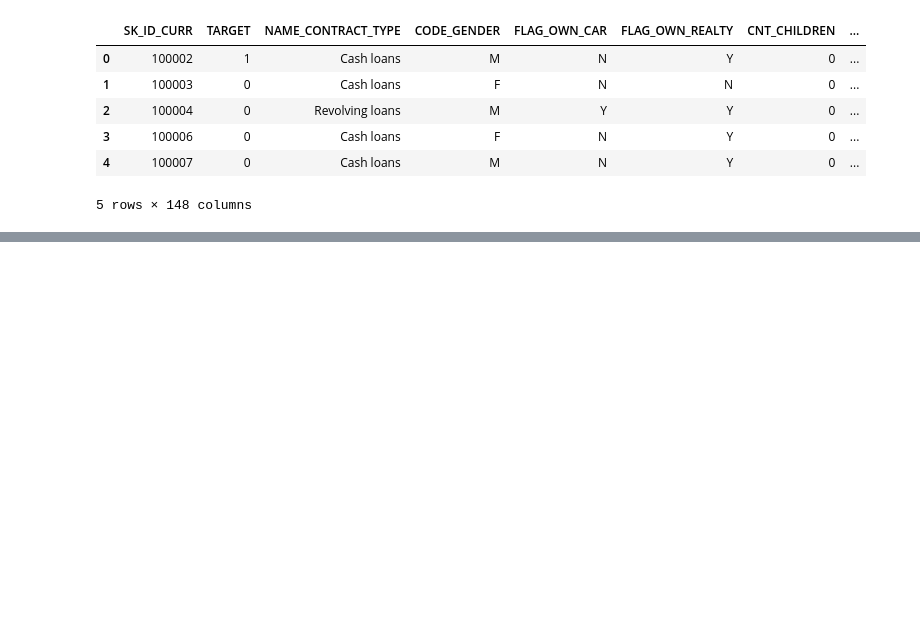
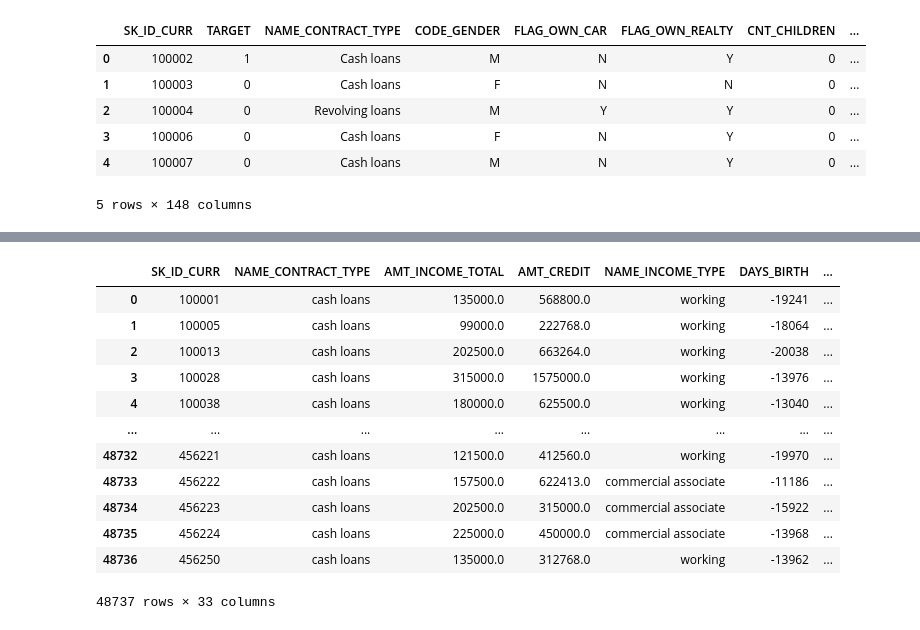
Before and after one commit to tedgt97/Home-Credit-Default-Risk, a Jupyter notebook: notebooks/01_eda_import_clean.ipynb, the cells around one changed output, grey strips where cells are left out. Saved outputs shown, nothing was run; the diff lists cells and outputs as text; code cells hidden in the pictures; blank space fills up the shorter version.

```diff
--- a/notebooks/01_eda_import_clean.ipynb
+++ b/notebooks/01_eda_import_clean.ipynb
@@ -274,0 +258,20 @@ Index(['SK_ID_CURR', 'TARGET', 'NAME_CONTRACT_TYPE', 'AMT_INCOME_TOTAL',
+# %%
+import pandas as pd
+train = pd.read_parquet("../data/processed/train.parquet", engine="fastparquet")
+test  = pd.read_parquet("../data/processed/test.parquet",  engine="fastparquet")
+# %%
+test
+# %% [output]
+|  | SK_ID_CURR | NAME_CONTRACT_TYPE | AMT_INCOME_TOTAL | AMT_CREDIT | NAME_INCOME_TYPE | DAYS_BIRTH | ... |
+| 0 | 100001 | cash loans | 135000.0 | 568800.0 | working | -19241 | ... |
+| 1 | 100005 | cash loans | 99000.0 | 222768.0 | working | -18064 | ... |
+| 2 | 100013 | cash loans | 202500.0 | 663264.0 | working | -20038 | ... |
+| 3 | 100028 | cash loans | 315000.0 | 1575000.0 | working | -13976 | ... |
+| 4 | 100038 | cash loans | 180000.0 | 625500.0 | working | -13040 | ... |
+| ... | ... | ... | ... | ... | ... | ... | ... |
+| 48732 | 456221 | cash loans | 121500.0 | 412560.0 | working | -19970 | ... |
+| 48733 | 456222 | cash loans | 157500.0 | 622413.0 | commercial associate | -11186 | ... |
+| 48734 | 456223 | cash loans | 202500.0 | 315000.0 | commercial associate | -15922 | ... |
+| 48735 | 456224 | cash loans | 225000.0 | 450000.0 | commercial associate | -13968 | ... |
+| 48736 | 456250 | cash loans | 135000.0 | 312768.0 | working | -13962 | ... |
+48737 rows × 33 columns
```
Also changed, not shown: parts of 12 cells of this notebook, 5 other files.
